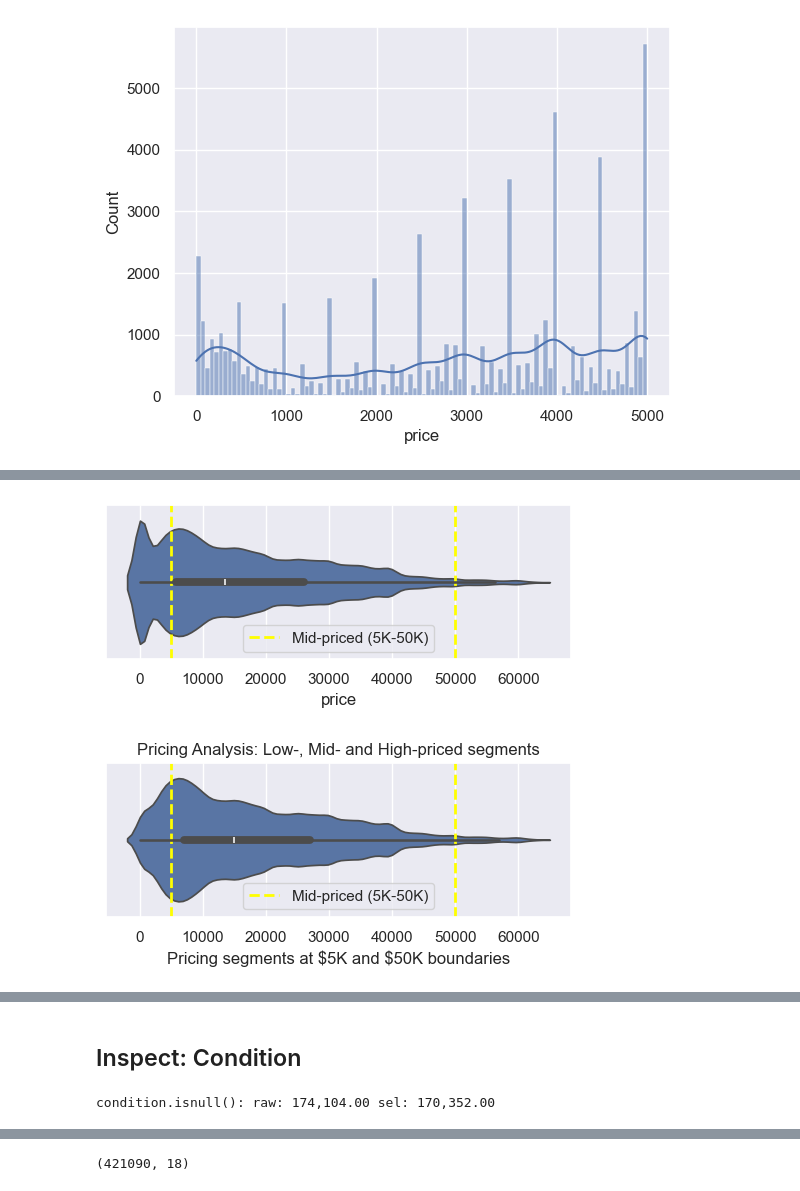
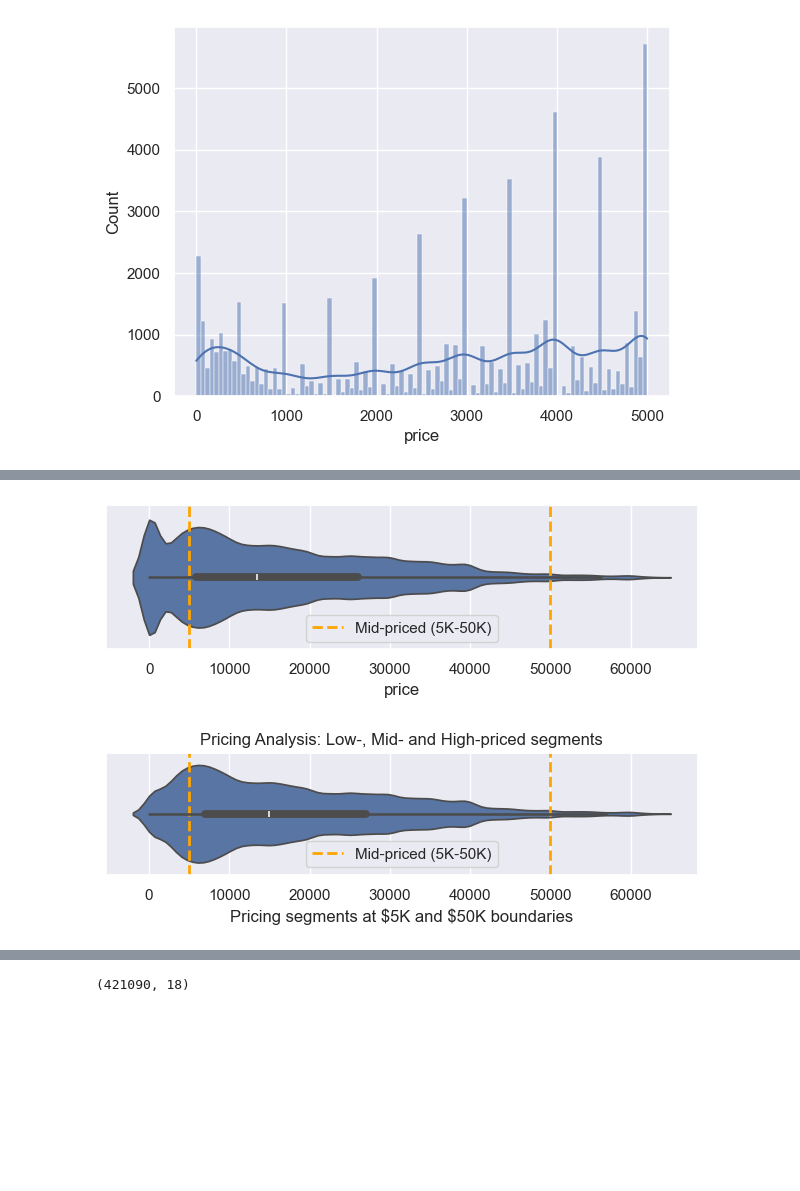
Before and after one commit to fazeelgm/UCB_ML_AI_PracticalApp_II, a Jupyter notebook: DataInvestigation.ipynb, the cells around one changed output, grey strips where cells are left out. Saved outputs shown, nothing was run; the diff lists cells and outputs as text; code cells hidden in the pictures; blank space fills up the shorter version.

```diff
--- a/DataInvestigation.ipynb
+++ b/DataInvestigation.ipynb
@@ -406,20 +460,20 @@ plt.show()
 
 ![](images/candidate-price-segments.png)
 # %%
-plt.figure(figsize=(6,2))
-plt.axvline(x=5000, color='yellow', linestyle='--', linewidth=2, label='Mid-priced (5K-50K)')
-plt.axvline(x=50000, color='yellow', linestyle='--', linewidth=2)
+plt.figure(figsize=(6,2), layout='constrained')
+plt.axvline(x=5000, color='orange', linestyle='--', linewidth=2, label='Mid-priced (5K-50K)')
+plt.axvline(x=50000, color='orange', linestyle='--', linewidth=2)
 sns.violinplot(data=vehicles_sel, x='price')
 plt.show()
 # %% [output]
-[figure, old version]
+[figure, new version]
 # %%
 # Final candidate: Priced cars (price > 0) with outliers removed
 veh_priced_no_outliers = vehicles_sel.query('price > 0')
 # %%
-plt.figure(figsize=(6,2))
-plt.axvline(x=5000, color='yellow', linestyle='--', linewidth=2, label='Mid-priced (5K-50K)')
-plt.axvline(x=50000, color='yellow', linestyle='--', linewidth=2)
+plt.figure(figsize=(6,2), layout='constrained')
+plt.axvline(x=5000, color='orange', linestyle='--', linewidth=2, label='Mid-priced (5K-50K)')
+plt.axvline(x=50000, color='orange', linestyle='--', linewidth=2)
 sns.violinplot(data=veh_priced_no_outliers, x='price')
 
 plt.title('Pricing Analysis: Low-, Mid- and High-priced segments')
@@ -427,7 +481,7 @@ plt.xlabel('Pricing segments at \\$5K and \\$50K boundaries')
 plt.savefig('images/candidate-price-segments.png')
 plt.show()
 # %% [output]
-[figure, old version]
+[figure, new version]
 # %%
 # Create some small datasets to speed up debugging
 veh_sample_25K = veh_priced_no_outliers.sample(n=25000, random_state=42)
@@ -437,9 +491,3 @@ veh_sample_25K.head(2)
 |  | id | region | price | year | manufacturer | model | condition | cylinders | fuel | odometer | ... |
 | 396833 | 7310432605 | richmond | 25500 | 2016.0 | lincoln | mkx | like new | 6 cylinders | gas | 27000.0 | ... |
 | 360798 | 7311822521 | nashville | 12995 | 2015.0 | nissan | rogue | NaN | NaN | gas | 122806.0 | ... |
-# %% [markdown]
-## Inspect: Condition
-# %%
-print('condition.isnull(): raw: {:,.2f} sel: {:,.2f}'.format(vehicles_raw.condition.isnull().sum(), vehicles_sel.condition.isnull().sum()))
-# %% [output]
-condition.isnull(): raw: 174,104.00 sel: 170,352.00
```
Also changed, not shown: parts of 45 cells of this notebook, 1 other file.
